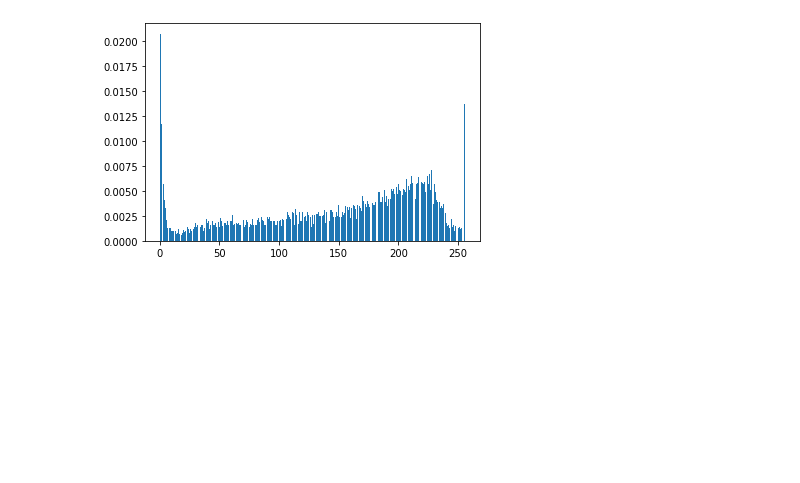
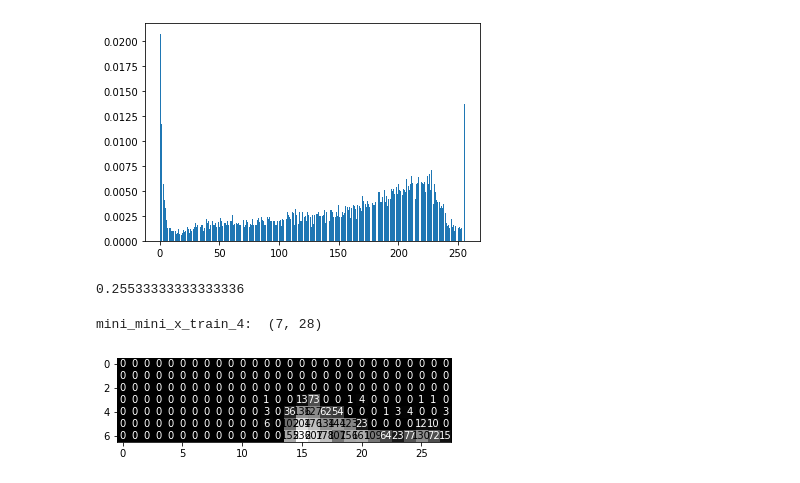
Before and after one commit to gdejesus/prueba_pae, a Jupyter notebook: 2---Intro probabilidad/1-introProbabilidad.ipynb, the cells around one changed output. Cells and saved outputs as stored; diff of their text form; code cells hidden in the pictures; blank space fills up the shorter version.

```diff
--- a/2---Intro probabilidad/1-introProbabilidad.ipynb
+++ b/2---Intro probabilidad/1-introProbabilidad.ipynb
@@ -229,3 +185,32 @@ plt.bar(pixeles[1:], p1_10_0_test[1:])
 plt.show()
 # %% [output]
 [figure]
+# %%
+# Probabilidad total de que un punto en la posición 10 10 sea 0
+sum1= (mini_x_train_1[:, 10, 10]==0).sum()
+sum2= (mini_x_train_2[:, 10, 10]==0).sum()
+sum3= (mini_x_train_3[:, 10, 10]==0).sum()
+sum4= (mini_x_train_4[:, 10, 10]==0).sum()
+len1=len(mini_x_train_1)
+len2=len(mini_x_train_2)
+len3=len(mini_x_train_3)
+len4=len(mini_x_train_4)
+
+P1_10_0_total = (sum1+sum2 +sum3+sum4) / (len1+len2+len3+len4)
+P1_10_0_total
+# %% [output]
+0.25533333333333336
+# %%
+# Parto 1 histograma en 4
+mini_mini_x_train = np.split(mini_x_train_1[0],4)
+mini_mini_x_train_1 = np.array(mini_mini_x_train[0])
+mini_mini_x_train_2 = np.array(mini_mini_x_train[1])
+mini_mini_x_train_3 = np.array(mini_mini_x_train[2])
+mini_mini_x_train_4 = np.array(mini_mini_x_train[3])
+print('mini_mini_x_train_4: ', mini_mini_x_train_1.shape)
+# %% [output]
+mini_mini_x_train_4:  (7, 28)
+# %%
+mh.visualize_input(mini_mini_x_train_1,plt)
+# %% [output]
+[figure, added]
```
Also changed, not shown: parts of 24 cells of this notebook, 1 other file.
